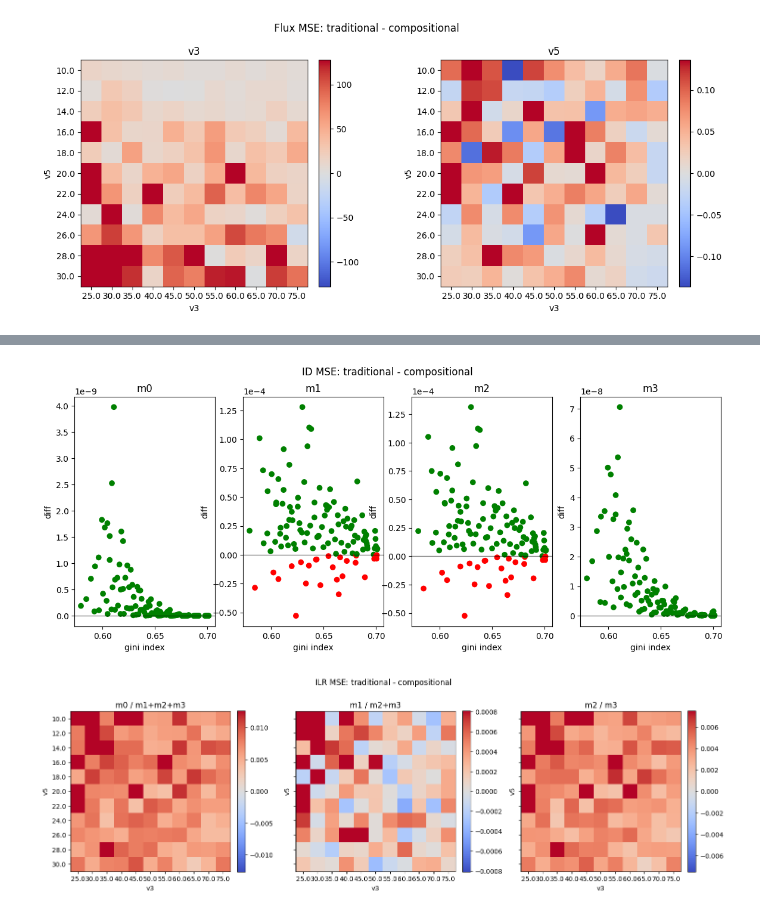
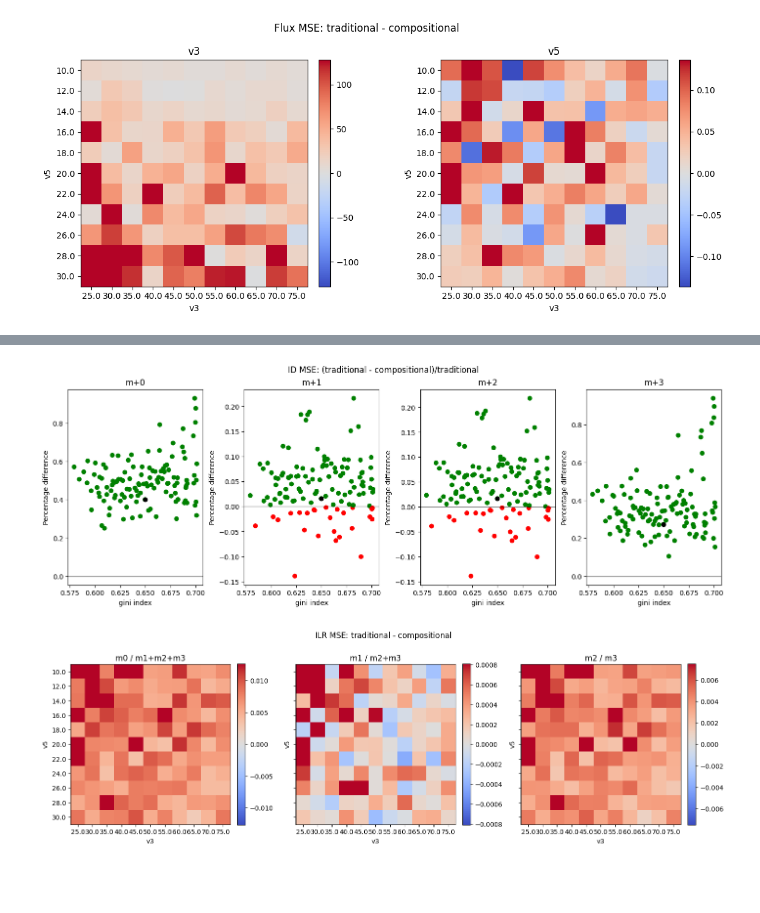
Before and after one commit to dtu-qmcm/cmfa, a Jupyter notebook: notebooks/toy_network.ipynb, the cells around one changed output, grey strips where cells are left out. Saved outputs shown, nothing was run; the diff lists cells and outputs as text; code cells hidden in the pictures; blank space fills up the shorter version.

Commit message:
more changes in plots

```diff
--- a/notebooks/toy_network.ipynb
+++ b/notebooks/toy_network.ipynb
@@ -388,13 +430,13 @@ for (i, ax) in enumerate(axes):
         resid_trad_i,
         bins=bins,
         alpha=0.5,
-        label=f"Traditional I-MFA\n(MSE: {id_mse_trad[i]: .2E})"
+        label=f"Traditional I-MFA\n(NMSE: {id_nmse_trad[i]: .2E})"
     )
     h_ilr = ax.hist(
         resid_comp_i,
         bins=bins,
         alpha=0.5,
-        label=f"Compositional I-MFA\n(MSE: {id_mse_ilr[i]: .2E})"
+        label=f"Compositional I-MFA\n(NMSE: {id_nmse_ilr[i]: .2E})"
     )
     # ax.axvline(true_flux[flux_ix], color="red", label=f"True flux ({true_flux[flux_ix]})")
     ax.set(title=f"m+{i}")
@@ -463,7 +505,7 @@ f.tight_layout()
 # %% [output]
 [figure]
 # %%
-diff_flux = (resid_trad ** 2).mean(axis=1) - (resid_ilr ** 2).mean(axis=1)
+diff_flux = ((resid_trad ** 2).mean(axis=1) - (resid_ilr ** 2).mean(axis=1))/(resid_trad ** 2).mean(axis=1)
 gini = jnp.column_stack((gini_indices, diff_flux))
 # %%
 f, axes = plt.subplots(1, 2, figsize=[12, 5])
@@ -473,9 +515,9 @@ for i in range(2):
     y_values = gini[:, i+1]
     colors = np.where(y_values >= 0, 'green', 'red')
     axes[i].scatter(gini[:,0], y_values, c=colors)
-    axes[i].scatter(gini[true_flux_index,0], y_values[true_flux_index], color="black")
+    axes[i].scatter(gini[true_flux_index,0], y_values[true_flux_index], color="black", label="Reference flux")
     axes[i].axhline(0, color='black', lw=1, alpha=0.5)
-    axes[i].set(xlabel="gini index", ylabel="diff", title=f"v{3+2*i}")
-f.suptitle("Flux MSE: traditional - compositional")
+    axes[i].set(xlabel="gini index", ylabel="Percentage difference", title=f"v{3+2*i}")
+f.suptitle("Flux MSE: (traditional - compositional)/traditional")
 plt.show()
 # %% [output]
@@ -504,20 +546,22 @@ f.tight_layout()
 # %%
+diff_id = ((id_resid_trad ** 2).mean(axis=1) - (id_resid_ilr ** 2).mean(axis=1))/((id_resid_trad ** 2).mean(axis=1))
 gini_id = jnp.column_stack((gini_indices, diff_id))
 # %%
-f, axes = plt.subplots(1, 4, figsize=[14, 5])
+f, axes = plt.subplots(1, 4, figsize=[14, 5], layout="constrained")
 axes = axes.ravel()
 
 for (i, axes) in enumerate(axes):
     y_values = gini_id[:, i+1]
     colors = np.where(y_values >= 0, 'green', 'red')
     axes.scatter(gini_id[:,0], y_values, c=colors)
+    axes.scatter(gini_id[true_flux_index,0], y_values[true_flux_index], color="black", label="Reference flux")
     axes.axhline(0, color='black', lw=1, alpha=0.5)
-    axes.set(xlabel="gini index", ylabel="diff", title=f"m{i}")
+    axes.set(xlabel="gini index", ylabel="Percentage difference", title=f"m+{i}")
     axes.ticklabel_format(scilimits=(-2,3))
-f.suptitle("ID MSE: traditional - compositional")
+f.suptitle("ID MSE: (traditional - compositional)/traditional")
 plt.show()
 # %% [output]
-[figure, old version]
+[figure, new version]
 # %%
 f, axes = plt.subplots(1, 3, sharey=True, figsize=[15, 5])
 
```
Also changed, not shown: parts of 10 cells of this notebook, 4 other files.
